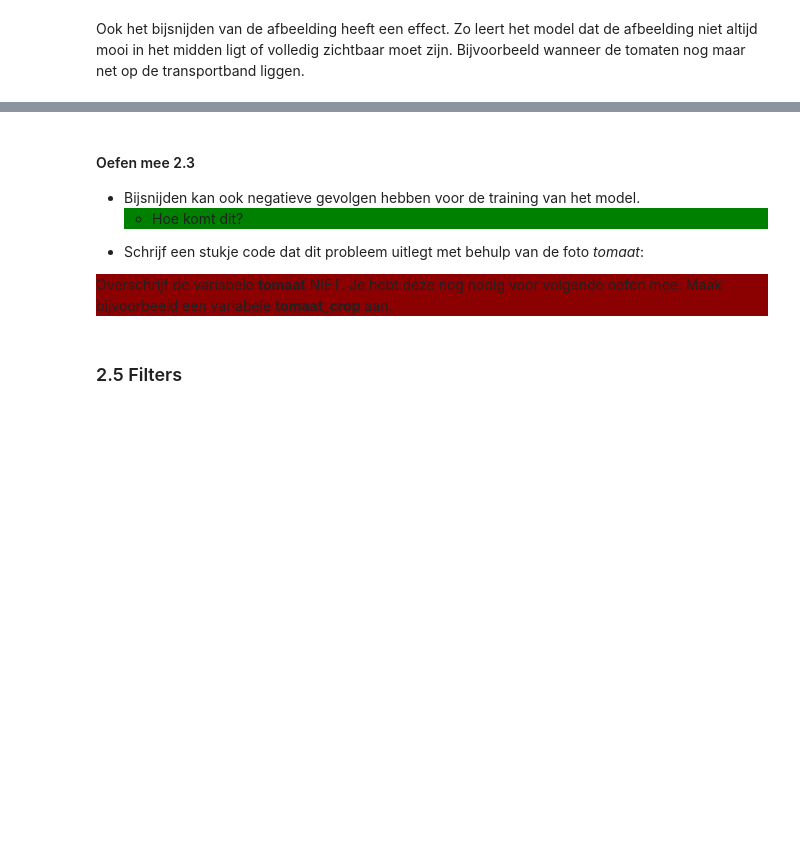
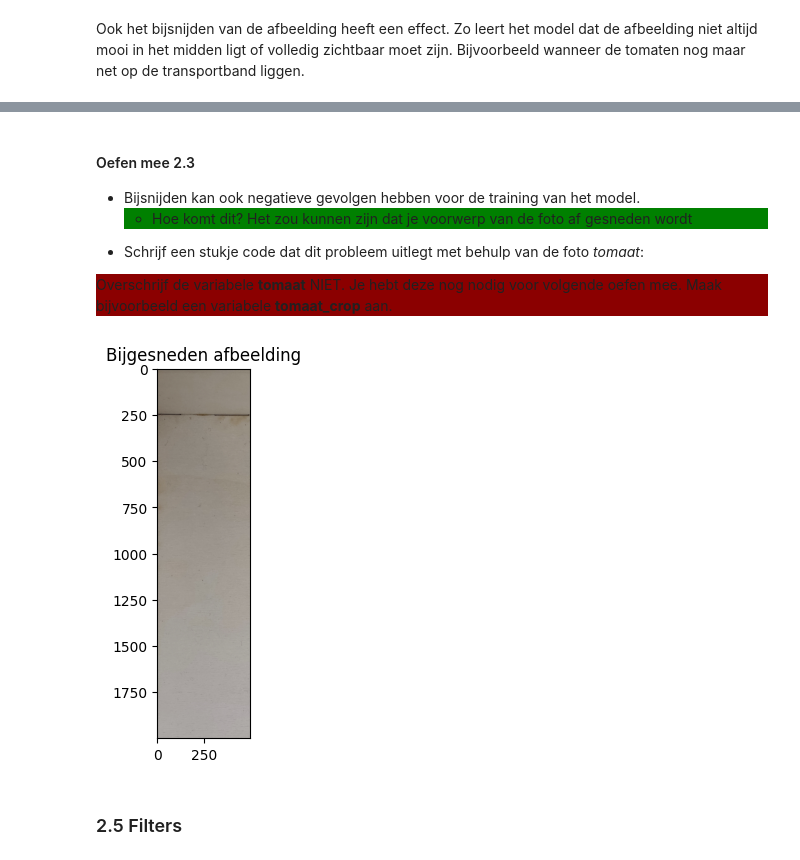
Before and after one commit to semerded/6IICT_PROG4_2023_2024, a Jupyter notebook: hfst_8/objectdetectie/4_YOLOuitbreiden.ipynb, the cells around one changed output, grey strips where cells are left out. Drawn from its saved outputs; the diff is of its cells as text; code cells hidden in the pictures; blank space fills up the shorter version.

```diff
--- a/hfst_8/objectdetectie/4_YOLOuitbreiden.ipynb
+++ b/hfst_8/objectdetectie/4_YOLOuitbreiden.ipynb
@@ -130,7 +169,7 @@ plt_imshow("Bijgesneden afbeelding", tomaat_crop)
 # %% [markdown]
 #### Oefen mee 2.3
 - Bijsnijden kan ook negatieve gevolgen hebben voor de training van het model.  <div style="background-color:#008000">
-    - Hoe komt dit?
+    - Hoe komt dit? Het zou kunnen zijn dat je voorwerp van de foto af gesneden wordt
 </div>
 
 - Schrijf een stukje code dat dit probleem uitlegt met behulp van de foto *tomaat*:
@@ -143,3 +180,13 @@ Overschrijf de variabele <b>tomaat</b> NIET. Je hebt deze nog nodig voor volgend
+# %%
+# Programmeer voorbeeld van probleem met bijsnijden
+x = 50
+y = 200
+w = 500
+h = 2000
+tomaat_probleem = tomaat[y:y+h, x:x+w]
+plt_imshow("Bijgesneden afbeelding", tomaat_probleem)
+# %% [output]
+[figure, added]
 # %% [markdown]
 ### 2.5 Filters
 # %% [markdown]
```
Also changed, not shown: parts of 18 cells of this notebook, 14 other files.
